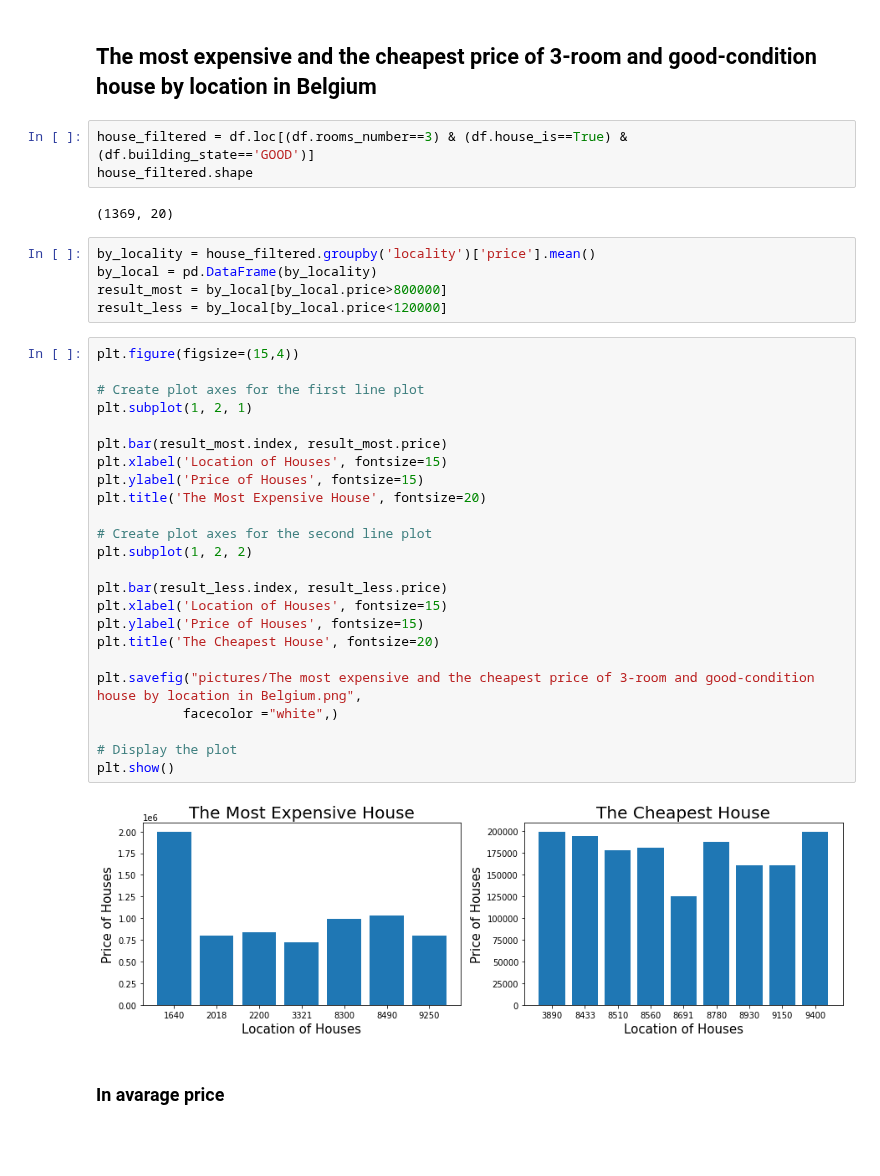
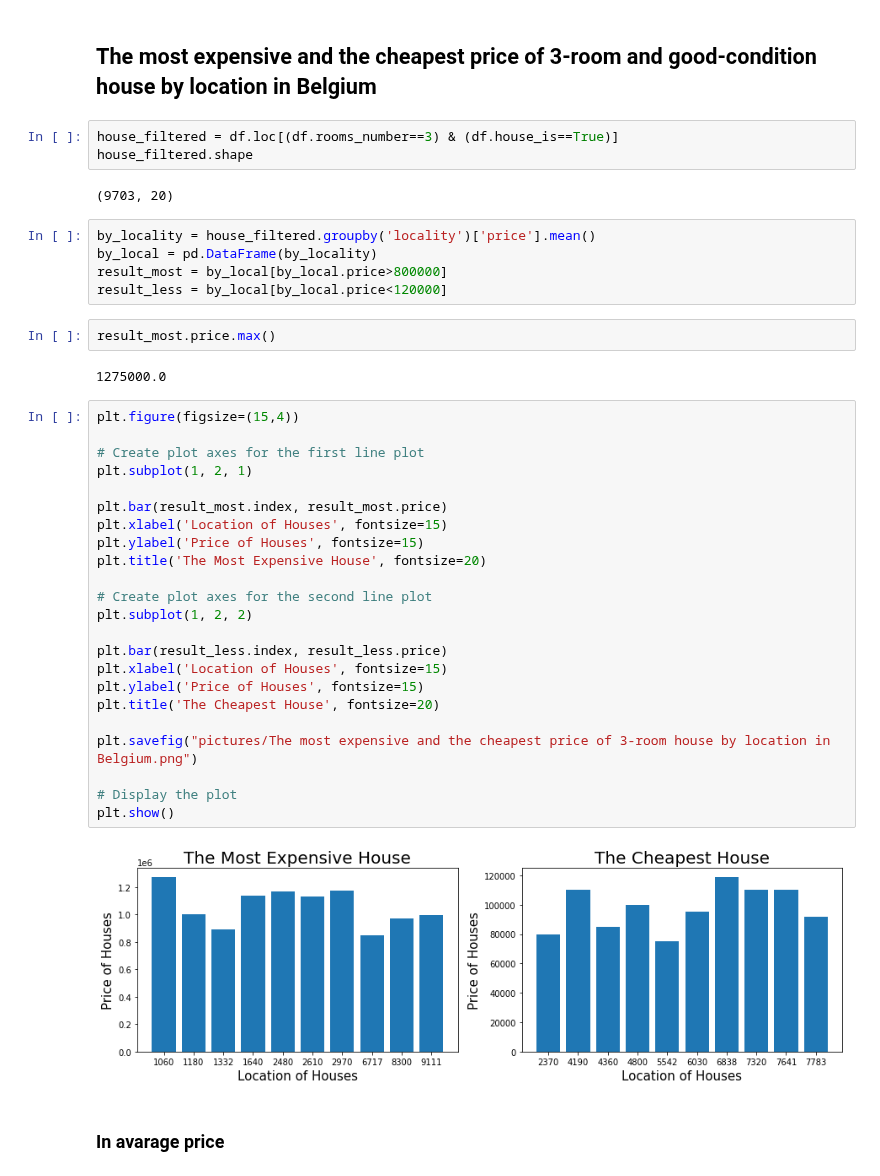
Before and after one commit to phfimmers/Data_visualization, a Jupyter notebook: Correlations/emre_plot.ipynb, the cells around one changed output. Saved outputs shown, nothing was run; the diff lists cells and outputs as text; blank space fills up the shorter version.

Commit message:
updated picturews of graphic

```diff
--- a/Correlations/emre_plot.ipynb
+++ b/Correlations/emre_plot.ipynb
@@ -74,41 +74,44 @@ def per_square(df):
 # %% [markdown]
 ## The most expensive and the cheapest price of 3-room and good-condition house by location in Belgium
 # %%
-house_filtered = df.loc[(df.rooms_number==3) & (df.house_is==True) & (df.building_state=='GOOD')]
+house_filtered = df.loc[(df.rooms_number==3) & (df.house_is==True)]
 house_filtered.shape
 # %% [output]
-(1369, 20)
+(9703, 20)
 # %%
 by_locality = house_filtered.groupby('locality')['price'].mean()
 by_local = pd.DataFrame(by_locality)
 result_most = by_local[by_local.price>800000]
 result_less = by_local[by_local.price<120000]
+# %%
+result_most.price.max()
+# %% [output]
+1275000.0
 # %%
 plt.figure(figsize=(15,4))
 
 # Create plot axes for the first line plot
 plt.subplot(1, 2, 1)
 
 plt.bar(result_most.index, result_most.price)
 plt.xlabel('Location of Houses', fontsize=15)
 plt.ylabel('Price of Houses', fontsize=15)
 plt.title('The Most Expensive House', fontsize=20)
 
 # Create plot axes for the second line plot
 plt.subplot(1, 2, 2)
 
 plt.bar(result_less.index, result_less.price)
 plt.xlabel('Location of Houses', fontsize=15)
 plt.ylabel('Price of Houses', fontsize=15)
 plt.title('The Cheapest House', fontsize=20)
 
-plt.savefig("pictures/The most expensive and the cheapest price of 3-room and good-condition house by location in Belgium.png",
-           facecolor ="white",)
+plt.savefig("pictures/The most expensive and the cheapest price of 3-room house by location in Belgium.png")
 
 # Display the plot
 plt.show()
 # %% [output]
-[figure, old version]
+[figure, new version]
 # %% [markdown]
 ### In avarage price
 # %%
```
Also changed, not shown: parts of 5 cells of this notebook, 5 other files.
